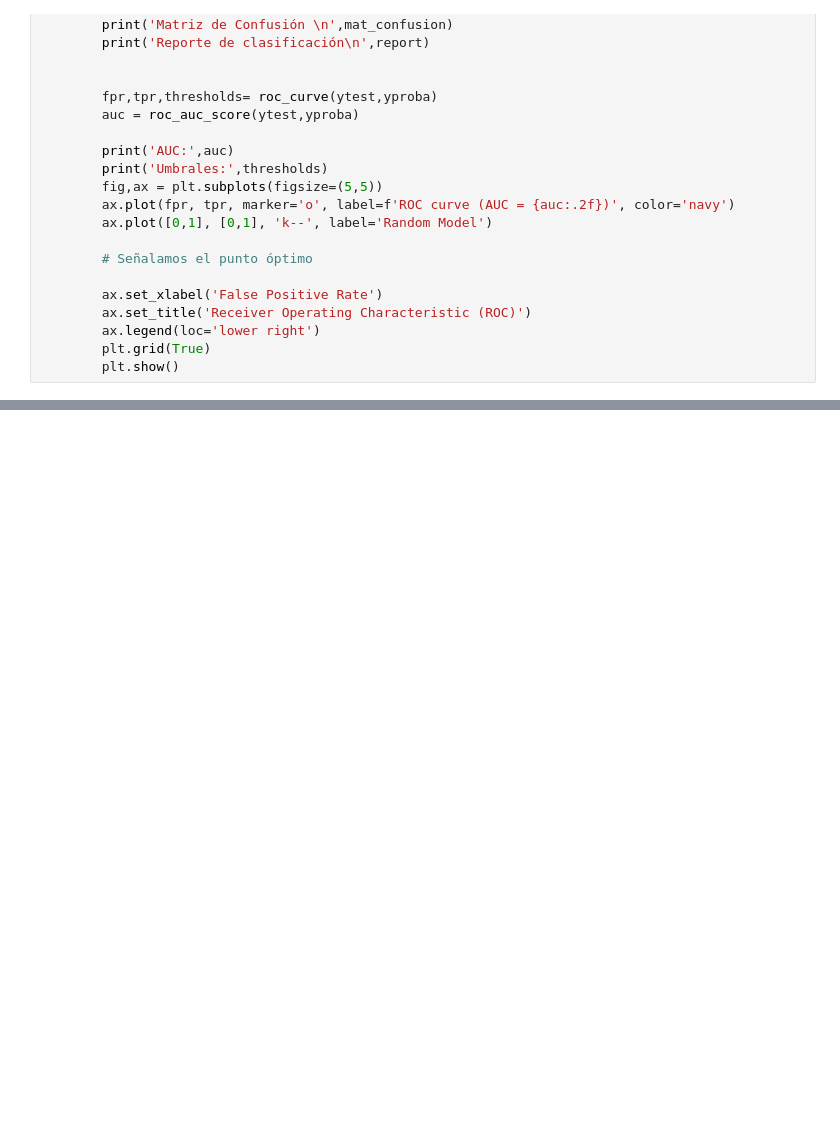
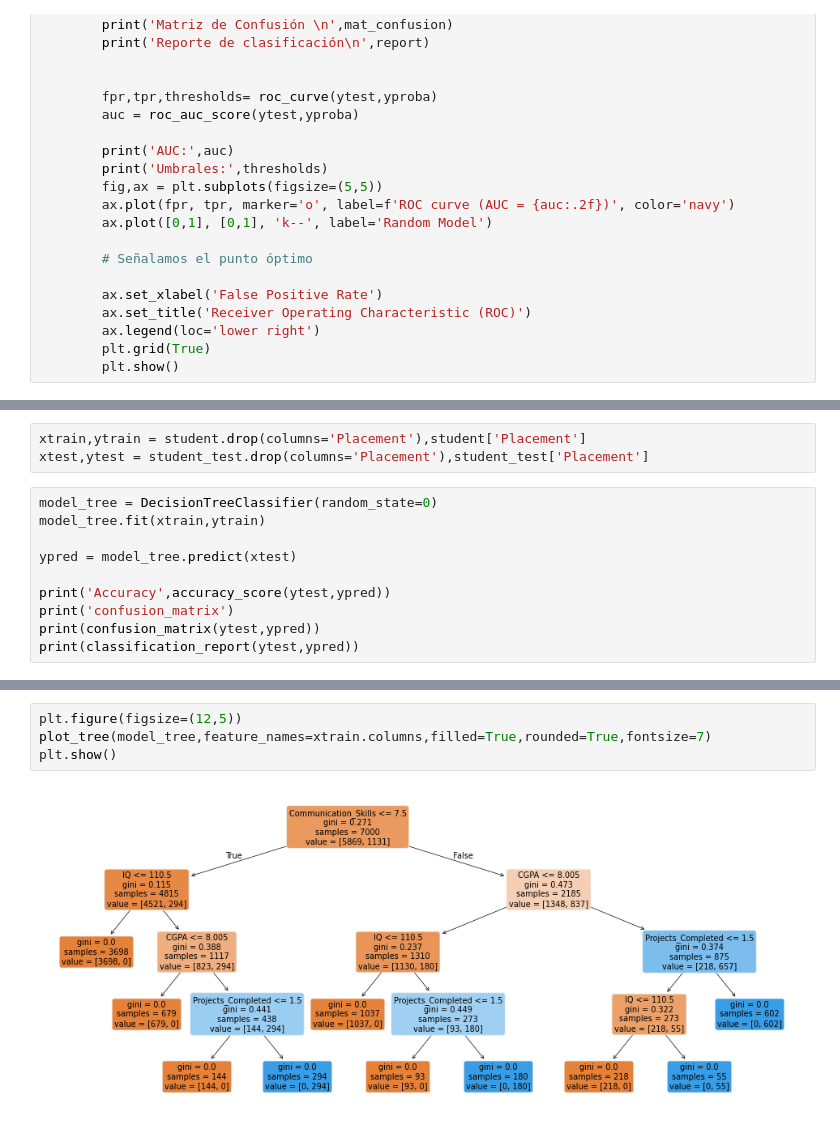
Before and after one commit to MiltonCalcinas/Ejercicios-ML, a Jupyter notebook: college-student-placement/student.ipynb, the cells around one changed output, grey strips where cells are left out. Saved outputs shown, nothing was run; the diff lists cells and outputs as text; blank space fills up the shorter version.

```diff
--- a/college-student-placement/student.ipynb
+++ b/college-student-placement/student.ipynb
@@ -385,0 +381,13 @@ Name: count, dtype: int64
+# %%
+xtrain,ytrain = student.drop(columns='Placement'),student['Placement']
+xtest,ytest = student_test.drop(columns='Placement'),student_test['Placement']
+# %%
+model_tree = DecisionTreeClassifier(random_state=0)
+model_tree.fit(xtrain,ytrain)
+
+ypred = model_tree.predict(xtest)
+
+print('Accuracy',accuracy_score(ytest,ypred))
+print('confusion_matrix')
+print(confusion_matrix(ytest,ypred))
+print(classification_report(ytest,ypred))
@@ -385,0 +407,6 @@ Name: count, dtype: int64
+# %%
+plt.figure(figsize=(12,5))
+plot_tree(model_tree,feature_names=xtrain.columns,filled=True,rounded=True,fontsize=7)
+plt.show()
+# %% [output]
+[figure, added]
```
Also changed, not shown: parts of 12 cells of this notebook.
